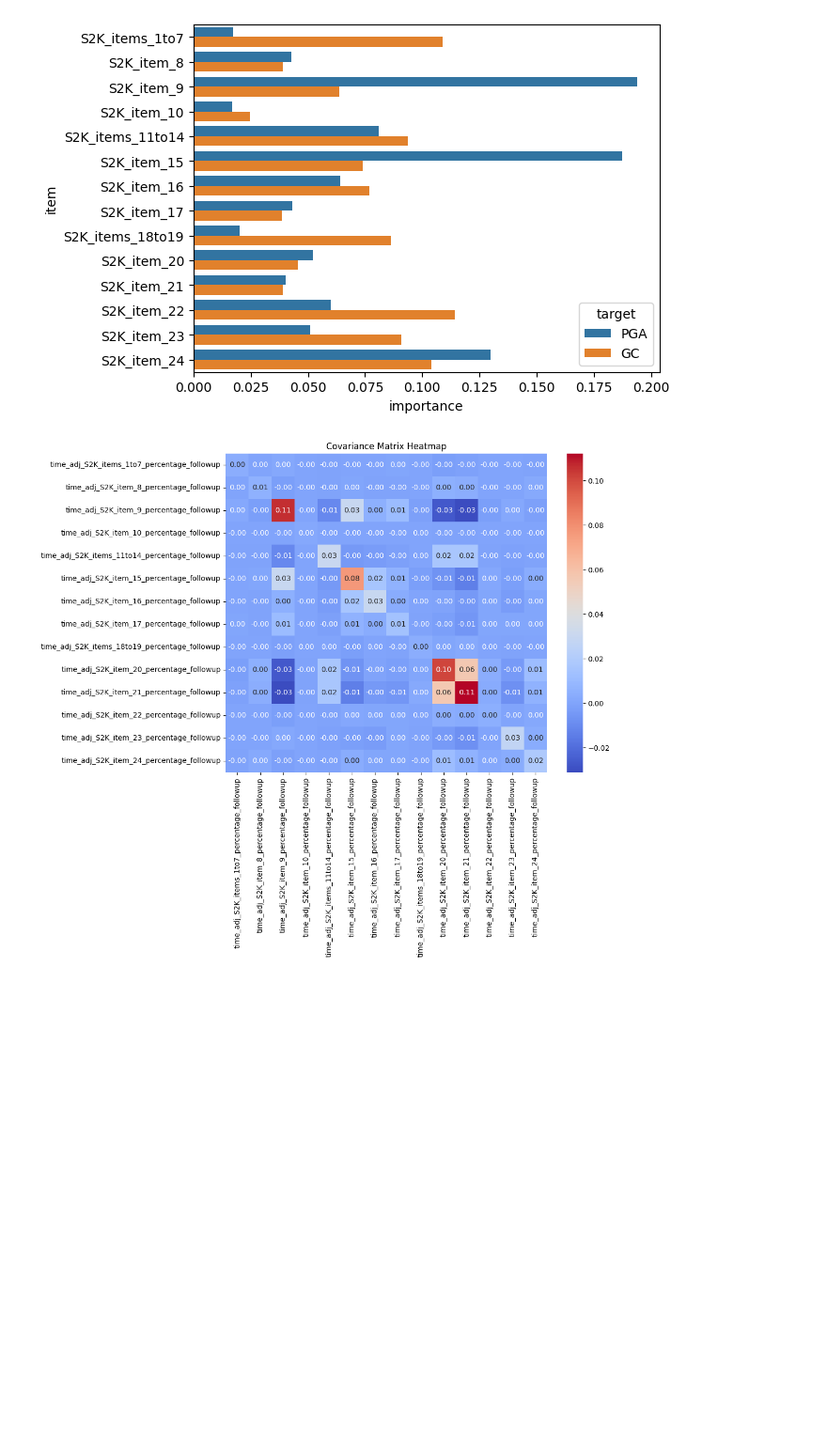
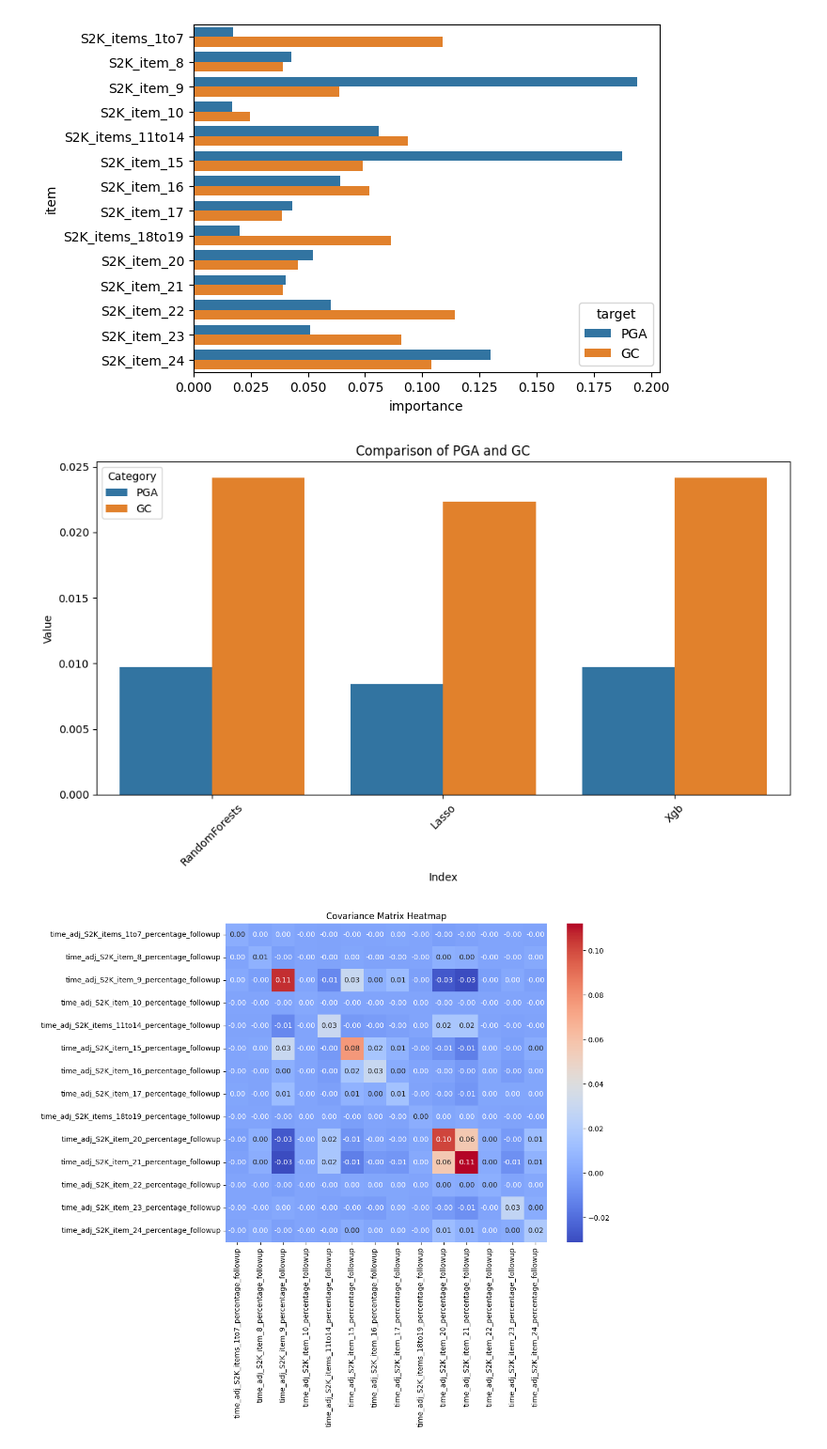
Before and after one commit to isevr/SDI, a Jupyter notebook: v3/eda.ipynb, the cells around one changed output. Shown at 94% size. Drawn from its saved outputs; the diff is of its cells as text; code cells hidden in the pictures; blank space fills up the shorter version.

```diff
--- a/v3/eda.ipynb
+++ b/v3/eda.ipynb
@@ -78,17 +82,17 @@ from sklearn.linear_model import Lasso
 pga_lasso = Lasso(alpha=0.001, random_state=42)
 gc_lasso = Lasso(alpha=0.001, random_state=42)
 
-regressors = [pga_lasso, gc_lasso]
-reg_names = ['PGA', 'GC']
+lasso_regressors = [pga_lasso, gc_lasso]
+lasso_reg_names = ['PGA', 'GC']
 
 def lasso():
     losses = {}
     coefs = {}
-    for i, name in zip(range(len(regressors)), reg_names):
-        regressors[i].fit(X_train, y_train[i])
-        preds = regressors[i].predict(X_test)
+    for i, name in zip(range(len(lasso_regressors)), lasso_reg_names):
+        lasso_regressors[i].fit(X_train, y_train[i])
+        preds = lasso_regressors[i].predict(X_test)
         loss = mean_squared_error(y_test[i], preds)
-        coefs[name] = regressors[i].coef_
+        coefs[name] = lasso_regressors[i].coef_
         losses[name] = loss
 
     return losses, coefs
@@ -115,21 +119,21 @@ import xgboost
 pga_xgb = xgboost.XGBRegressor(n_estimators=100, learning_rate=0.1, max_depth=3, random_state=42)
 gc_xgb = xgboost.XGBRegressor(n_estimators=100, learning_rate=0.1, max_depth=3, random_state=42)
 
-regressors = [pga_xgb, gc_xgb]
-reg_names = ['PGA', 'GC']
+xgb_regressors = [pga_xgb, gc_xgb]
+xgb_reg_names = ['PGA', 'GC']
 
 
 def xgb():
     losses = {}
-    coefs = {}
-    for i, name in zip(range(len(regressors)), reg_names):
-        regressors[i].fit(X_train, y_train[i])
-        preds = regressors[i].predict(X_test)
+    imps = {}
+    for i, name in zip(range(len(xgb_regressors)), xgb_reg_names):
+        xgb_regressors[i].fit(X_train, y_train[i])
+        preds = xgb_regressors[i].predict(X_test)
         loss = mean_squared_error(y_test[i], preds)
-        coefs[name] = regressors[i].feature_importances_
+        imps[name] = xgb_regressors[i].feature_importances_
         losses[name] = loss
 
-    return losses, coefs
+    return losses, imps
 
 classification = xgb()
 print(f'PGA loss: {classification[0]["PGA"]}\nGC loss: {classification[0]["GC"]}')
@@ -147,6 +151,22 @@ PGA loss: 0.009726481084090475
 GC loss: 0.02416547335664999
 <AxesSubplot: xlabel='importance', ylabel='item'>
 [figure]
+# %%
+ovr_df = pd.DataFrame([regressions()[0], lasso()[0], xgb()[0]],index=['RandomForests', 'Lasso', 'Xgb'])
+long_df = ovr_df.reset_index().melt(id_vars='index', value_vars=['PGA', 'GC'],
+                                    var_name='Category', value_name='Value')
+
+plt.figure(figsize=(10, 6))
+sns.barplot(data=long_df, x='index', y='Value', hue='Category')
+
+plt.xlabel('Index')
+plt.ylabel('Value')
+plt.title('Comparison of PGA and GC')
+plt.xticks(rotation=45)
+plt.tight_layout()
+plt.show()
+# %% [output]
+[figure, added]
 # %%
 cov_matrix = np.cov(features, rowvar=False)
 
```
Also changed, not shown: parts of 2 cells of this notebook.
